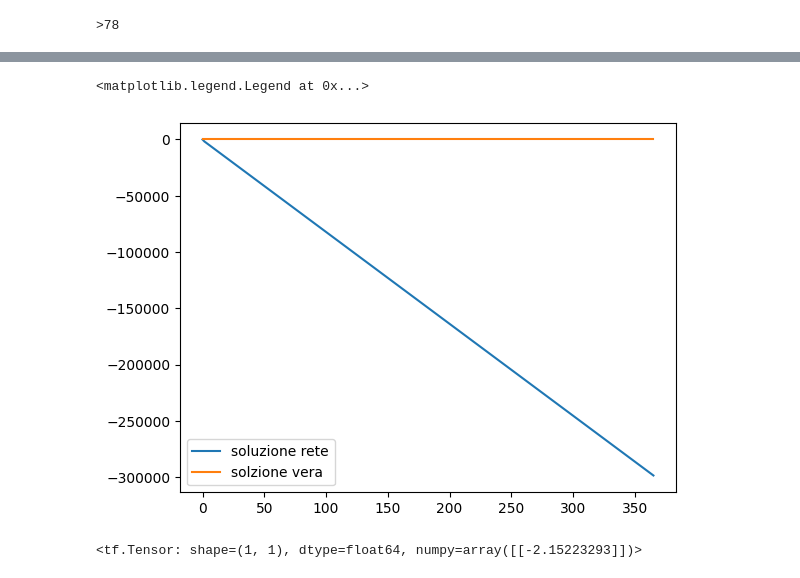
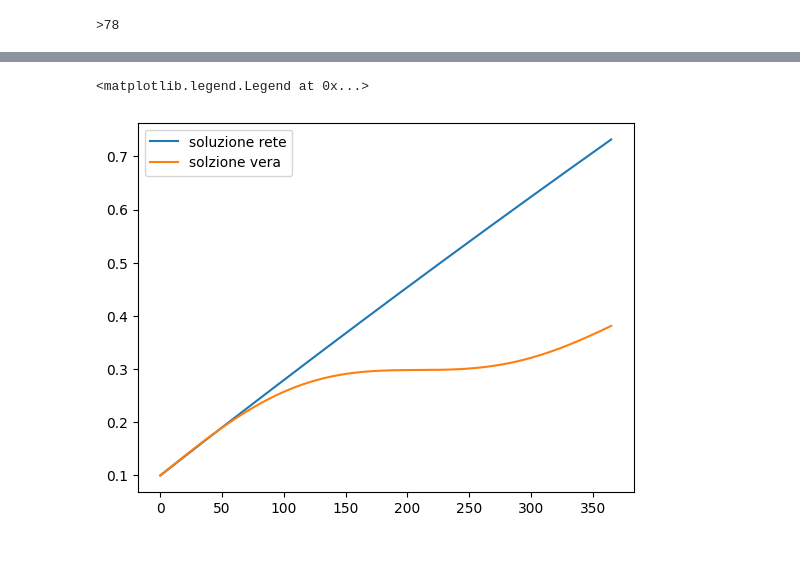
Before and after one commit to adrianoracano/Prog-NAPDE, a Jupyter notebook: prova_cn.ipynb, the cells around one changed output, grey strips where cells are left out. Saved outputs shown, nothing was run; the diff lists cells and outputs as text; code cells hidden in the pictures.

```diff
--- a/prova_cn.ipynb
+++ b/prova_cn.ipynb
@@ -996,8 +996,3 @@ def multilayer_perceptron(x):
   output = tf.matmul(layer_2, weights['out']) + biases['out']
   return output
 # Universal Approximator
-# %%
-x = tf.Variable([[1,2]], dtype = 'float64')
-y = multilayer_perceptron(x)
-y[0][0]
-z = tf.Variable([[y[0][0],2]], dtype = 'float64')
@@ -1006,6 +999,8 @@ z = tf.Variable([[y[0][0],2]], dtype = 'float64')
 # %%
 def g(beta, T):
-    x = tf.Variable([[beta[0][0], T]], dtype = 'float64')
+    T = tf.expand_dims(T,-1)
+    T = tf.expand_dims(T,-1)
+    x = tf.concat([beta,T],-1)
     #return x * multilayer_perceptron(x)
     return multilayer_perceptron(x)
 # Given EDO
@@ -1047,7 +1042,7 @@ data = {
 
 dataset = dg.generate_dataset(temperature_funcs, data)
 dataset = tf.convert_to_tensor(dataset)
-dataset = dataset/40
+dataset = dataset
 
 def dbeta_hat(beta, t):
     return g(beta[0], T(t))
@@ -1077,14 +1072,14 @@ def custom_loss():
 
 # UNA NUOVA CUSTOM_LOSS CHE UTILIZZA TUTTE LE TEMPERATURE
 dt = t_max / N
-summation_step = 10
+summation_step = 5
 def custom_loss():
     summation = []
     for k in range(K):
         curr_beta = tf.constant([[beta0[0]]])
         next_beta = curr_beta
         for i in range(N-1):
-            next_beta = curr_beta + dt * g(curr_beta, dataset[0, k, i])
+            next_beta = curr_beta + dt/365 * g(curr_beta, dataset[0, k, i]/365)
             if i % summation_step == 0:
                 summation.append((dataset[1, k, i+1] - next_beta)**2)
             curr_beta = next_beta
@@ -1097,9 +1092,3 @@ def train_step():
     gradients = tape.gradient(loss, trainable_variables)
     optimizer.apply_gradients(zip(gradients, trainable_variables))
 # Training the Model:
-# %%
-curr_beta = tf.constant([[1]], dtype = 'float64')
-curr_beta
-next_beta = curr_beta + dt * g(curr_beta, dataset[0, 2,2])
-y = (dataset[1,1,1] -  next_beta)**2
-dataset[1,1,1]
@@ -1142,11 +1127,11 @@ sys = [dbeta]
 cn_solver = cnc.CrankNicolson(sys, beta0, t_max, N)
 cn_solver.compute_solution()
 t, beta = cn_solver.get_solution()
-curr_beta = tf.constant([[beta0[0]]])/40
+curr_beta = tf.constant([[beta0[0]]])
 beta_hat = np.zeros(beta.shape[1])
 beta_hat[0]=curr_beta
 for i in range(beta.shape[1]-1):
-    next_beta = curr_beta + dt * g( curr_beta, T(dt*i)/40 )
+    next_beta = curr_beta + dt/365 * g( curr_beta, T(dt*i*365)/365 )
     beta_hat[i+1] = next_beta[0][0]
     curr_beta = next_beta
 
@@ -1174,36 +1159,33 @@ loss: 47338.027073
 KeyboardInterrupt: ignored
 # %%
+
+# ORA GENERO UNA NUOVA TEMPERATURA DIFFERENTE DALLE PRECEDENTI E FACCIO UN PLOT
+
 center = random.gauss(120.0, 5.0)
 height = random.gauss(16.0, 2.0)
 width = random.gauss(14.0, 1.0)
 def T(t):
-    return math.sin(2*math.pi/tau*(t-center))*width + height
+    return tf.constant(math.sin(2*math.pi/tau*(t-center))*width + height, dtype = 'float64')
 
 
 
 def dbeta(beta, t):
     return f(beta, T(t))
 sys = [dbeta]
 cn_solver = cnc.CrankNicolson(sys, beta0, t_max, N)
 cn_solver.compute_solution()
 t, beta = cn_solver.get_solution()
-curr_beta = tf.constant([[beta0[0]]])/40
+curr_beta = tf.constant([[beta0[0]]], dtype = 'float64')
 beta_hat = np.zeros(beta.shape[1])
 beta_hat[0]=curr_beta
 for i in range(beta.shape[1]-1):
-    next_beta = curr_beta + dt * g( curr_beta, T(dt*i)/40 )
+    next_beta = curr_beta + dt/365 * g( curr_beta, T(dt*i*365)/365 )
     beta_hat[i+1] = next_beta[0][0]
     curr_beta = next_beta
 
-pp = plt.plot(t, beta_hat*40)
+pp = plt.plot(t, beta_hat)
 plt.plot(t, beta[0, ])
 plt.legend(["soluzione rete", "solzione vera"])
 # %% [output]
 <matplotlib.legend.Legend at 0x...>
-[figure, old version]
+[figure, new version]
-# %%
-curr_beta = tf.constant([[beta0[0]]])
-next_beta = curr_beta + dt * g( curr_beta, T(1) )
-next_beta
-# %% [output]
-<tf.Tensor: shape=(1, 1), dtype=float64, numpy=array([[-2.15223293]])>
```
Also changed, not shown: parts of 4 cells of this notebook.
